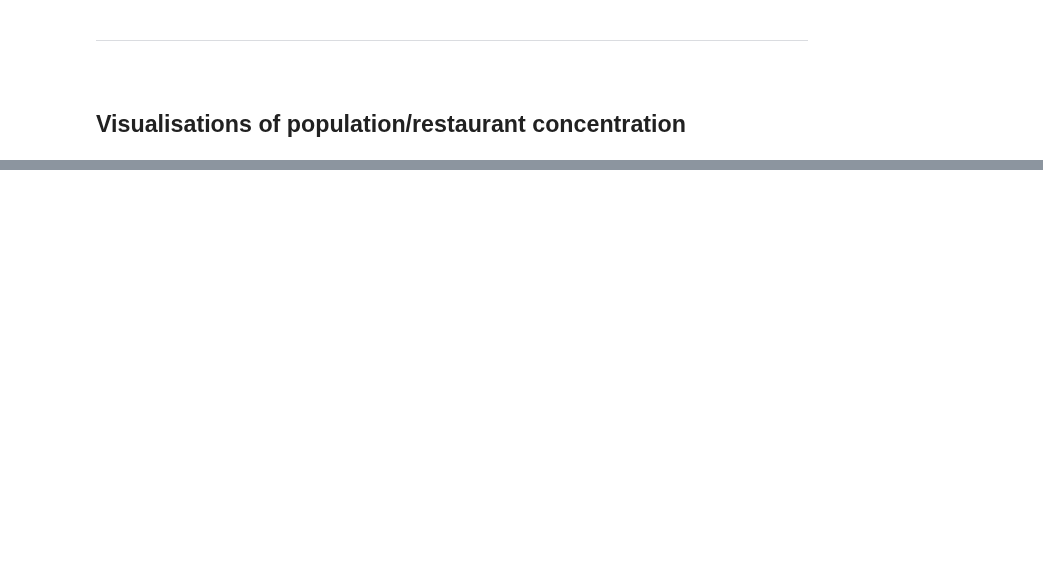
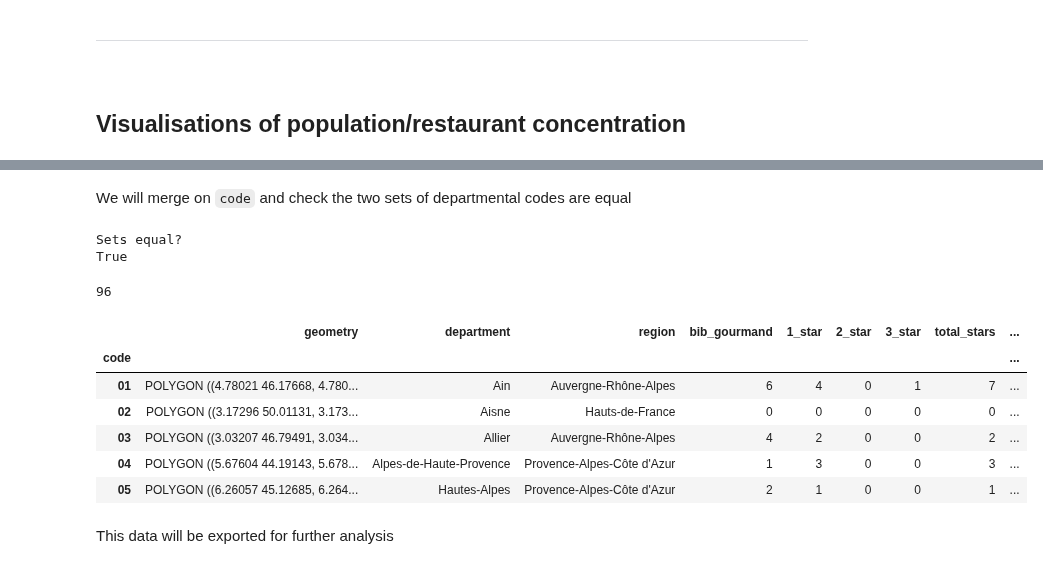
Before and after one commit to pineapple-bois/Michelin_Rated_Restaurants, a Jupyter notebook: Notebooks/France/France_Processing.ipynb, the cells around one changed output, grey strips where cells are left out. Cells and saved outputs as stored; diff of their text form; code cells hidden in the pictures; blank space fills up the shorter version.

```diff
--- a/Notebooks/France/France.ipynb
+++ b/Notebooks/France/France_Processing.ipynb
@@ -726,3 +715,16 @@ regional_data
+# %%
+# Create a separate DataFrame with star ratings, department, and coordinates
+location_data_department = france_data[['stars', 'department_num', 'latitude', 'longitude']]
+
+# Convert to a dictionary where keys are tuples of star rating and department
+location_dict_department = location_data_department.groupby(['stars', 'department_num']).apply(lambda df: list(zip(df.latitude, df.longitude))).to_dict()
+# %%
+# Now create a function to map these dictionaries to original DataFrame
+def map_locations_department(row):
+    return {stars: location_dict_department.get((stars, row['department_num'])) for stars in [1, 2, 3]}
+# %%
+# Apply this function to create a new 'locations' column
+departmental_data['locations'] = departmental_data.apply(map_locations_department, axis=1)
 # %% [markdown]
 ----
 &nbsp;
@@ -729,0 +744,29 @@ regional_data
+# %% [markdown]
+We will merge on `code` and check the two sets of departmental codes are equal
+# %%
+set1 = set(departmental_data['department_num'].unique())
+set2 = set(gdf_dept['code'].unique())
+print(f"Sets equal?\n{set1 == set2}")
+# %% [output]
+Sets equal?
+True
+# %%
+# Merge dataframes
+dept_rest_demo = gdf.set_index('code').join(departmental_data.set_index('department_num'))
+
+# Delete 'nom' column in place
+dept_rest_demo.drop(columns='nom', inplace=True)
+
+print(len(dept_rest_demo))
+dept_rest_demo.head()
+# %% [output]
+96
+|  | geometry | department | region | bib_gourmand | 1_star | 2_star | 3_star | total_stars | ... |
+| code |  |  |  |  |  |  |  |  | ... |
+| 01 | POLYGON ((4.78021 46.17668, 4.780... | Ain | Auvergne-Rhône-Alpes | 6 | 4 | 0 | 1 | 7 | ... |
+| 02 | POLYGON ((3.17296 50.01131, 3.173... | Aisne | Hauts-de-France | 0 | 0 | 0 | 0 | 0 | ... |
+| 03 | POLYGON ((3.03207 46.79491, 3.034... | Allier | Auvergne-Rhône-Alpes | 4 | 2 | 0 | 0 | 2 | ... |
+| 04 | POLYGON ((5.67604 44.19143, 5.678... | Alpes-de-Haute-Provence | Provence-Alpes-Côte d'Azur | 1 | 3 | 0 | 0 | 3 | ... |
+| 05 | POLYGON ((6.26057 45.12685, 6.264... | Hautes-Alpes | Provence-Alpes-Côte d'Azur | 2 | 1 | 0 | 0 | 1 | ... |
+# %% [markdown]
+This data will be exported for further analysis
```
Also changed, not shown: parts of 90 cells of this notebook.
